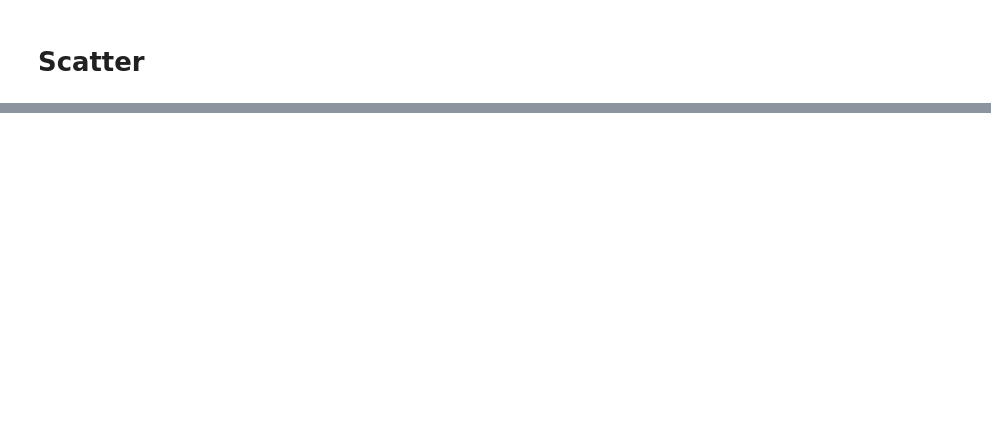
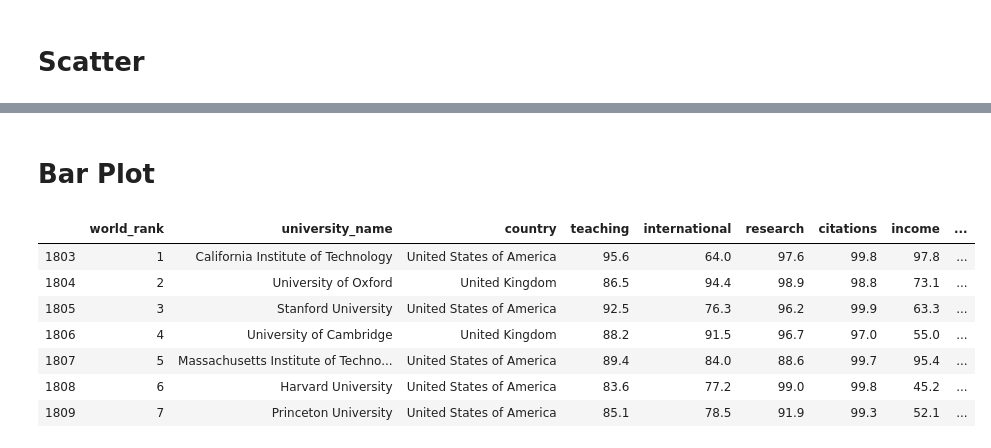
Before and after one commit to shahzadahsan97/World_University_Ranking, a Jupyter notebook: Uni_Ranking.ipynb, the cells around one changed output, grey strips where cells are left out. Saved outputs shown, nothing was run; the diff lists cells and outputs as text; code cells hidden in the pictures; blank space fills up the shorter version.

```diff
--- a/Uni_Ranking.ipynb
+++ b/Uni_Ranking.ipynb
@@ -122,3 +123,17 @@ fig = dict(data = data ,layout=layout)
 iplot(fig)
 # %% [output]
 [interactive output not drawn]
+# %% [markdown]
+# Bar Plot
+# %%
+df2016 = timesData[timesData.year == 2016].iloc[:7,:]
+df2016
+# %% [output]
+|  | world_rank | university_name | country | teaching | international | research | citations | income | ... |
+| 1803 | 1 | California Institute of Technology | United States of America | 95.6 | 64.0 | 97.6 | 99.8 | 97.8 | ... |
+| 1804 | 2 | University of Oxford | United Kingdom | 86.5 | 94.4 | 98.9 | 98.8 | 73.1 | ... |
+| 1805 | 3 | Stanford University | United States of America | 92.5 | 76.3 | 96.2 | 99.9 | 63.3 | ... |
+| 1806 | 4 | University of Cambridge | United Kingdom | 88.2 | 91.5 | 96.7 | 97.0 | 55.0 | ... |
+| 1807 | 5 | Massachusetts Institute of Techno... | United States of America | 89.4 | 84.0 | 88.6 | 99.7 | 95.4 | ... |
+| 1808 | 6 | Harvard University | United States of America | 83.6 | 77.2 | 99.0 | 99.8 | 45.2 | ... |
+| 1809 | 7 | Princeton University | United States of America | 85.1 | 78.5 | 91.9 | 99.3 | 52.1 | ... |
```
Also changed, not shown: parts of 7 cells of this notebook.
